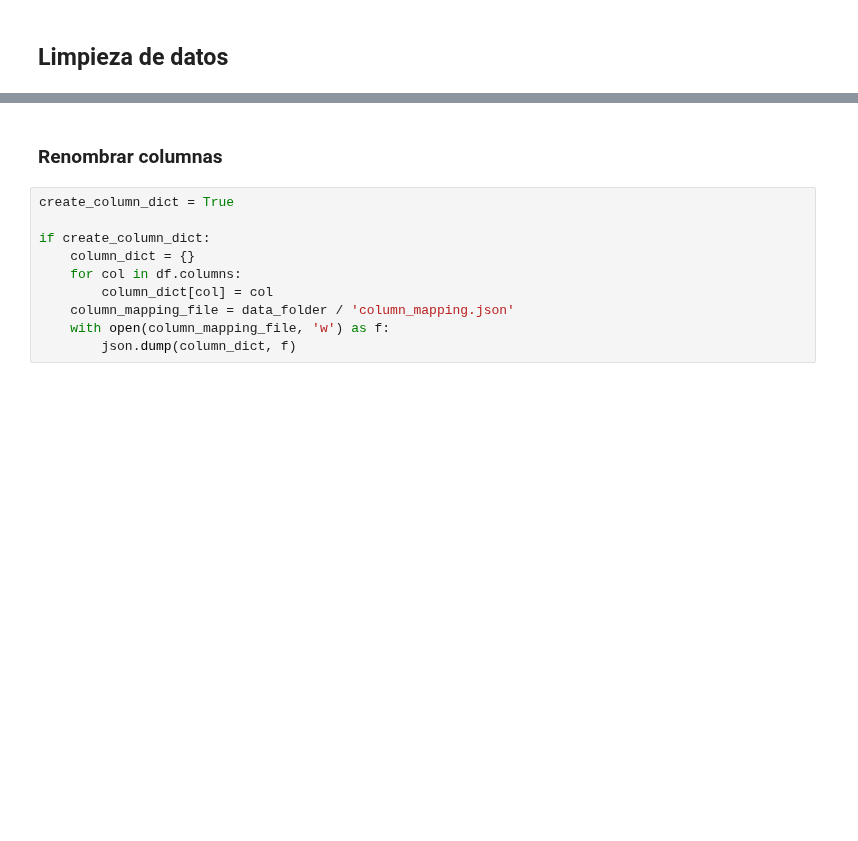
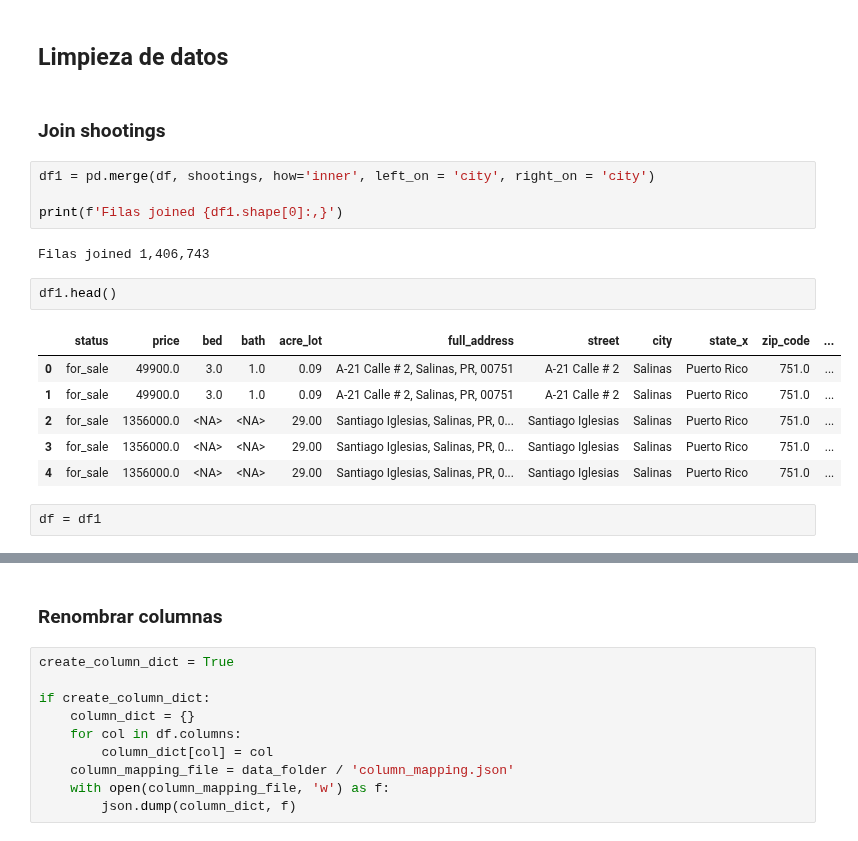
Before and after one commit to pythonpanama/pylearn-data-101, a Jupyter notebook: notebooks/Prepping Real Estate information.ipynb, the cells around one changed output, grey strips where cells are left out. Drawn from its saved outputs; the diff is of its cells as text; blank space fills up the shorter version.

```diff
--- a/notebooks/Prepping Real Estate information.ipynb
+++ b/notebooks/Prepping Real Estate information.ipynb
@@ -118,2 +170,21 @@ Name: count, dtype: int64[pyarrow]
 # %% [markdown]
 ## Limpieza de datos
+# %% [markdown]
+### Join shootings
+# %%
+df1 = pd.merge(df, shootings, how='inner', left_on = 'city', right_on = 'city')
+
+print(f'Filas joined {df1.shape[0]:,}')
+# %% [output]
+Filas joined 1,406,743
+# %%
+df1.head()
+# %% [output]
+|  | status | price | bed | bath | acre_lot | full_address | street | city | state_x | zip_code | ... |
+| 0 | for_sale | 49900.0 | 3.0 | 1.0 | 0.09 | A-21 Calle # 2, Salinas, PR, 00751 | A-21 Calle # 2 | Salinas | Puerto Rico | 751.0 | ... |
+| 1 | for_sale | 49900.0 | 3.0 | 1.0 | 0.09 | A-21 Calle # 2, Salinas, PR, 00751 | A-21 Calle # 2 | Salinas | Puerto Rico | 751.0 | ... |
+| 2 | for_sale | 1356000.0 | <NA> | <NA> | 29.00 | Santiago Iglesias, Salinas, PR, 0... | Santiago Iglesias | Salinas | Puerto Rico | 751.0 | ... |
+| 3 | for_sale | 1356000.0 | <NA> | <NA> | 29.00 | Santiago Iglesias, Salinas, PR, 0... | Santiago Iglesias | Salinas | Puerto Rico | 751.0 | ... |
+| 4 | for_sale | 1356000.0 | <NA> | <NA> | 29.00 | Santiago Iglesias, Salinas, PR, 0... | Santiago Iglesias | Salinas | Puerto Rico | 751.0 | ... |
+# %%
+df = df1
```
Also changed, not shown: parts of 24 cells of this notebook.
